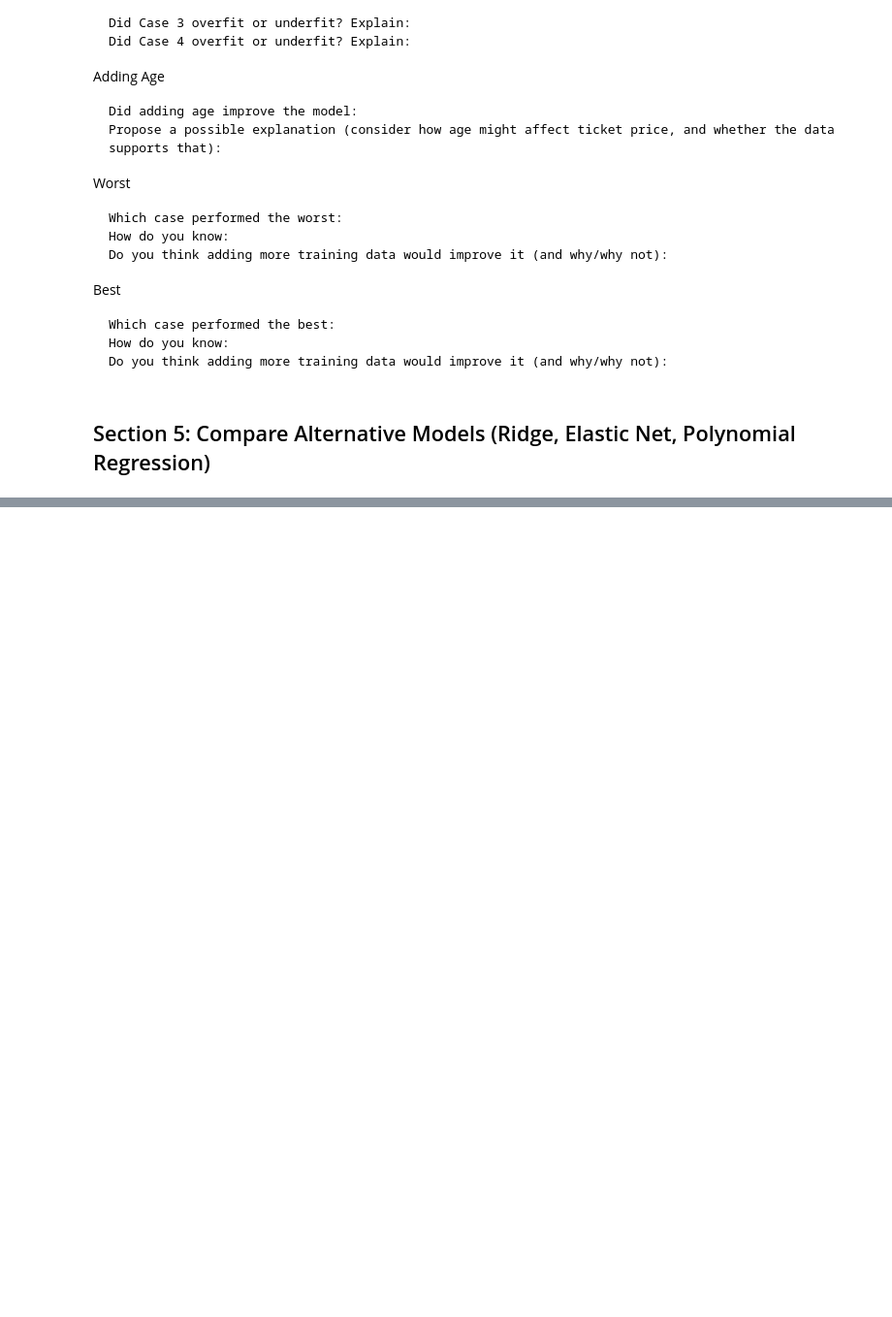
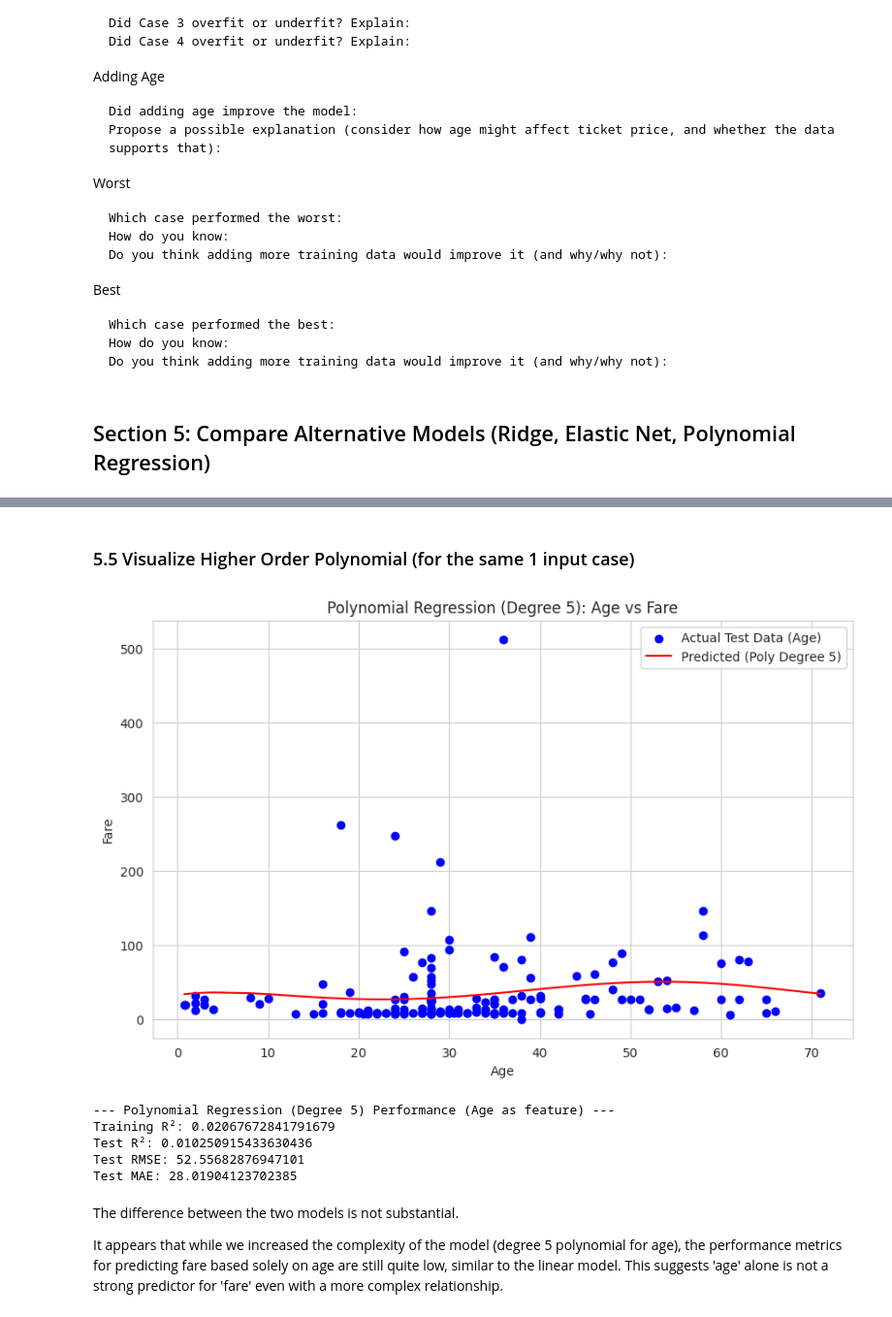
Before and after one commit to matthewpblock/applied-ml-matthew-block, a Jupyter notebook: notebooks/project04/ml04_block.ipynb, the cells around one changed output, grey strips where cells are left out. Shown at 97% size. Saved outputs shown, nothing was run; the diff lists cells and outputs as text; code cells hidden in the pictures; blank space fills up the shorter version.

```diff
--- a/notebooks/project04/ml04_block.ipynb
+++ b/notebooks/project04/ml04_block.ipynb
@@ -274,0 +488,59 @@ Best
+# %% [markdown]
+### 5.5 Visualize Higher Order Polynomial (for the same 1 input case)
+# %%
+import matplotlib.pyplot as plt
+
+# Ensure X1_test_sorted and y1_test_sorted are available for plotting a smooth curve
+sorted_indices = X1_test['age'].argsort()
+X1_test_sorted = X1_test.iloc[sorted_indices]
+y1_test_sorted = y1_test.iloc[sorted_indices]
+
+# Set up PolynomialFeatures with degree=5
+poly_higher_degree = PolynomialFeatures(degree=5)
+
+# Transform the training and sorted test data
+X1_train_poly_higher = poly_higher_degree.fit_transform(X1_train)
+X1_test_poly_higher_sorted = poly_higher_degree.transform(X1_test_sorted)
+
+# Train a Linear Regression model with the higher degree polynomial features
+poly_model_higher = LinearRegression()
+poly_model_higher.fit(X1_train_poly_higher, y1_train)
+
+# Predict on the sorted polynomial test features for visualization
+y_pred_poly_higher_sorted = poly_model_higher.predict(X1_test_poly_higher_sorted)
+
+# Visualize Higher Order Polynomial (Degree 5) for Age vs Fare
+plt.figure(figsize=(10, 6))
+plt.scatter(X1_test['age'], y1_test, color='blue', label='Actual Test Data (Age)')
+plt.plot(X1_test_sorted['age'], y_pred_poly_higher_sorted, color='red', label='Predicted (Poly Degree 5)')
+plt.legend()
+plt.title("Polynomial Regression (Degree 5): Age vs Fare")
+plt.xlabel("Age")
+plt.ylabel("Fare")
+plt.grid(True)
+plt.show()
+
+# Report performance metrics for this higher degree model (using the original X1_test for metrics)
+# Transform the original X1_test for metrics calculation
+X1_test_poly_for_metrics = poly_higher_degree.transform(X1_test)
+y_pred_test_poly_higher_for_metrics = poly_model_higher.predict(X1_test_poly_for_metrics)
+
+# Predict on training data for training metrics
+y_pred_train_poly_higher_for_metrics = poly_model_higher.predict(X1_train_poly_higher)
+
+print("\n--- Polynomial Regression (Degree 5) Performance (Age as feature) ---")
+print("Training R²:", r2_score(y1_train, y_pred_train_poly_higher_for_metrics))
+print("Test R²:", r2_score(y1_test, y_pred_test_poly_higher_for_metrics))
+print("Test RMSE:", np.sqrt(mean_squared_error(y1_test, y_pred_test_poly_higher_for_metrics)))
+print("Test MAE:", mean_absolute_error(y1_test, y_pred_test_poly_higher_for_metrics))
+# %% [output]
+[figure, added]
+--- Polynomial Regression (Degree 5) Performance (Age as feature) ---
+Training R²: 0.02067672841791679
+Test R²: 0.010250915433630436
+Test RMSE: 52.55682876947101
+Test MAE: 28.01904123702385
+# %% [markdown]
+The difference between the two models is not substantial.
+
+It appears that while we increased the complexity of the model (degree 5 polynomial for age), the performance metrics for predicting fare based solely on age are still quite low, similar to the linear model. This suggests 'age' alone is not a strong predictor for 'fare' even with a more complex relationship.
```
Also changed, not shown: parts of 50 cells of this notebook.
